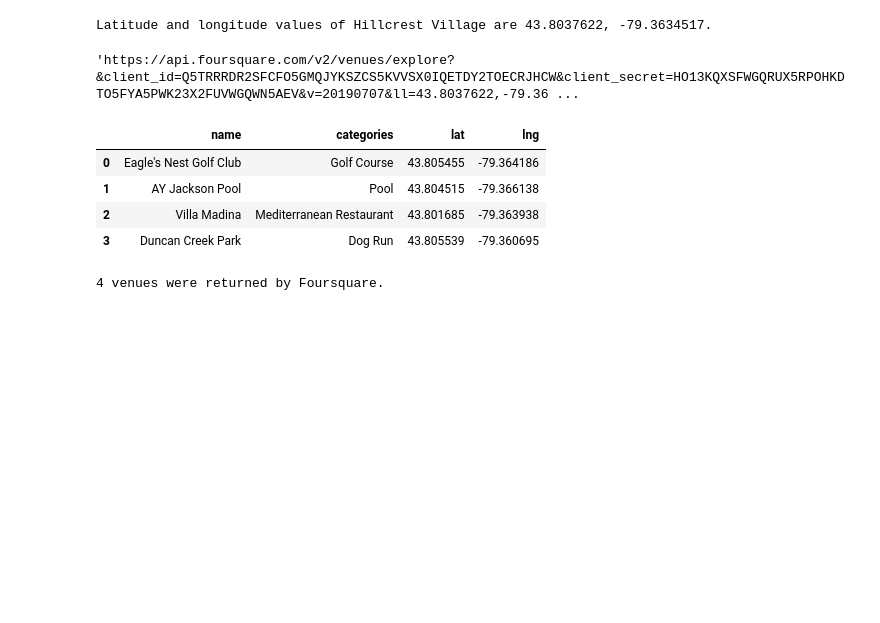
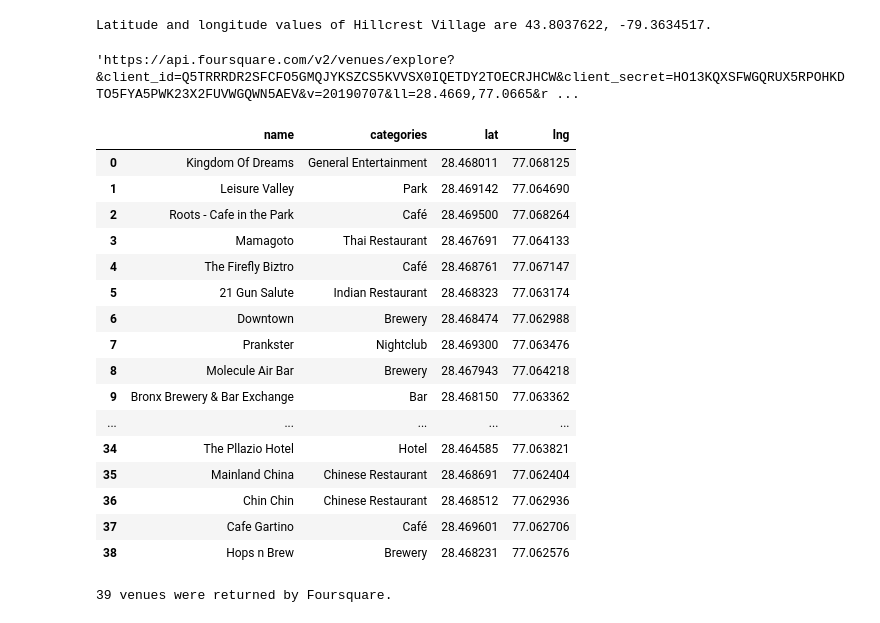
Before and after one commit to gauravr1993/Coursera_Capstone, a Jupyter notebook: Final_Project_3.ipynb, the cells around one changed output. Cells and saved outputs as stored; diff of their text form; code cells hidden in the pictures; blank space fills up the shorter version.

```diff
--- a/Final_Project_3.ipynb
+++ b/Final_Project_3.ipynb
@@ -228,13 +224,13 @@ url = 'https://api.foursquare.com/v2/venues/explore?&client_id={}&client_secret=
     CLIENT_ID,
     CLIENT_SECRET,
     VERSION,
-    neighborhood_latitude,
-    neighborhood_longitude,
+    '28.4669',
+    '77.0665',
     radius,
     LIMIT)
 url # display URL
 # %% [output]
-'https://api.foursquare.com/v2/venues/explore?&client_id=Q5TRRRDR2SFCFO5GMQJYKSZCS5KVVSX0IQETDY2TOECRJHCW&client_secret=HO13KQXSFWGQRUX5RPOHKDTO5FYA5PWK23X2FUVWGQWN5AEV&v=20190707&ll=43.8037622,-79.36 ...
+'https://api.foursquare.com/v2/venues/explore?&client_id=Q5TRRRDR2SFCFO5GMQJYKSZCS5KVVSX0IQETDY2TOECRJHCW&client_secret=HO13KQXSFWGQRUX5RPOHKDTO5FYA5PWK23X2FUVWGQWN5AEV&v=20190707&ll=28.4669,77.0665&r ...
 # %%
 results = requests.get(url).json()
 # %%
@@ -252,29 +248,41 @@ def get_category_type(row):
 # %%
 venues = results['response']['groups'][0]['items']
 
 nearby_venues = json_normalize(venues) # flatten JSON
 
 # filter columns
 filtered_columns = ['venue.name', 'venue.categories', 'venue.location.lat', 'venue.location.lng']
 nearby_venues =nearby_venues.loc[:, filtered_columns]
 
 # filter the category for each row
 nearby_venues['venue.categories'] = nearby_venues.apply(get_category_type, axis=1)
 
 # clean columns
 nearby_venues.columns = [col.split(".")[-1] for col in nearby_venues.columns]
 
-nearby_venues.head()
+nearby_venues
 # %% [output]
 |  | name | categories | lat | lng |
-| 0 | Eagle's Nest Golf Club | Golf Course | 43.805455 | -79.364186 |
-| 1 | AY Jackson Pool | Pool | 43.804515 | -79.366138 |
-| 2 | Villa Madina | Mediterranean Restaurant | 43.801685 | -79.363938 |
-| 3 | Duncan Creek Park | Dog Run | 43.805539 | -79.360695 |
+| 0 | Kingdom Of Dreams | General Entertainment | 28.468011 | 77.068125 |
+| 1 | Leisure Valley | Park | 28.469142 | 77.064690 |
+| 2 | Roots - Cafe in the Park | Café | 28.469500 | 77.068264 |
+| 3 | Mamagoto | Thai Restaurant | 28.467691 | 77.064133 |
+| 4 | The Firefly Biztro | Café | 28.468761 | 77.067147 |
+| 5 | 21 Gun Salute | Indian Restaurant | 28.468323 | 77.063174 |
+| 6 | Downtown | Brewery | 28.468474 | 77.062988 |
+| 7 | Prankster | Nightclub | 28.469300 | 77.063476 |
+| 8 | Molecule Air Bar | Brewery | 28.467943 | 77.064218 |
+| 9 | Bronx Brewery & Bar Exchange | Bar | 28.468150 | 77.063362 |
+| ... | ... | ... | ... | ... |
+| 34 | The Pllazio Hotel | Hotel | 28.464585 | 77.063821 |
+| 35 | Mainland China | Chinese Restaurant | 28.468691 | 77.062404 |
+| 36 | Chin Chin | Chinese Restaurant | 28.468512 | 77.062936 |
+| 37 | Cafe Gartino | Café | 28.469601 | 77.062706 |
+| 38 | Hops n Brew | Brewery | 28.468231 | 77.062576 |
 # %%
 print('{} venues were returned by Foursquare.'.format(nearby_venues.shape[0]))
 # %% [output]
-4 venues were returned by Foursquare.
+39 venues were returned by Foursquare.
 # %%
 def getNearbyVenues(names, latitudes, longitudes, radius=500):
 
```
Also changed, not shown: parts of 19 cells of this notebook, 3 other files.
